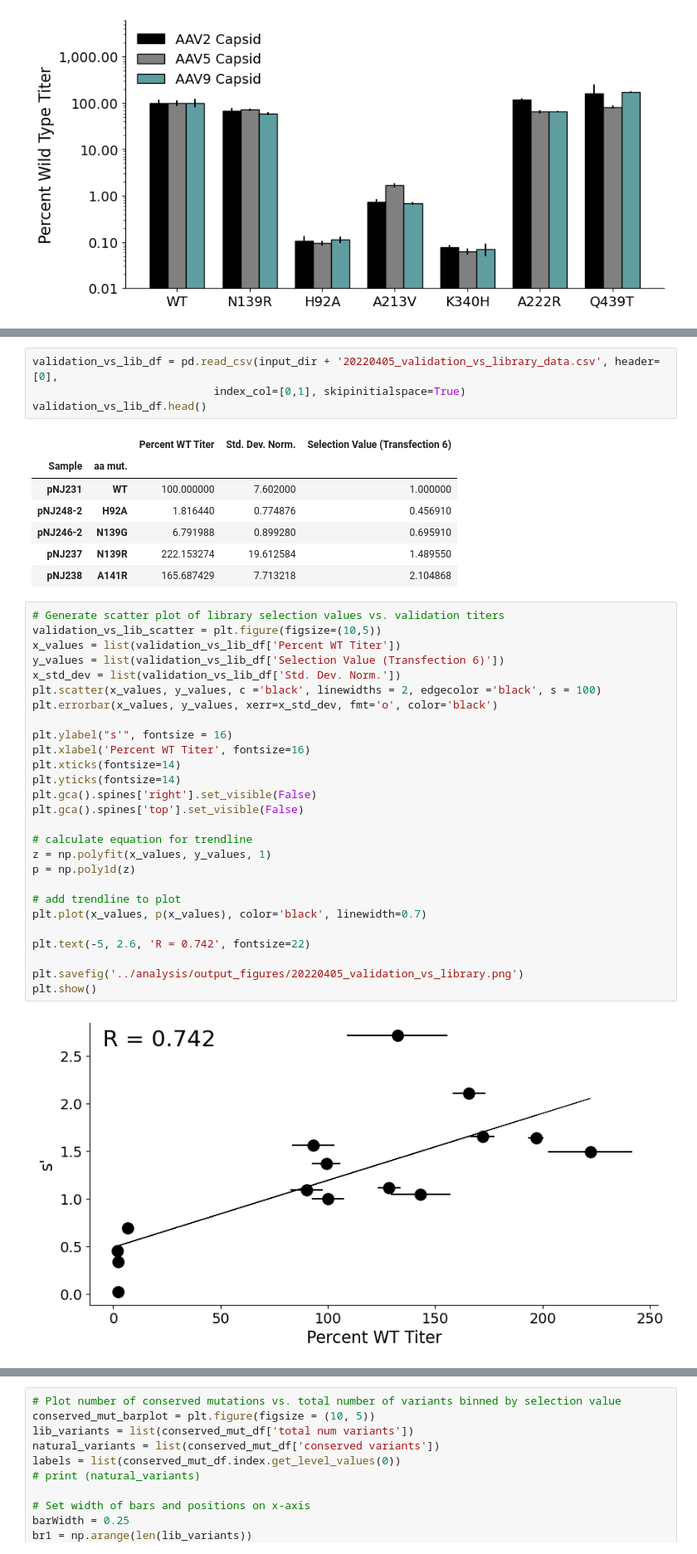
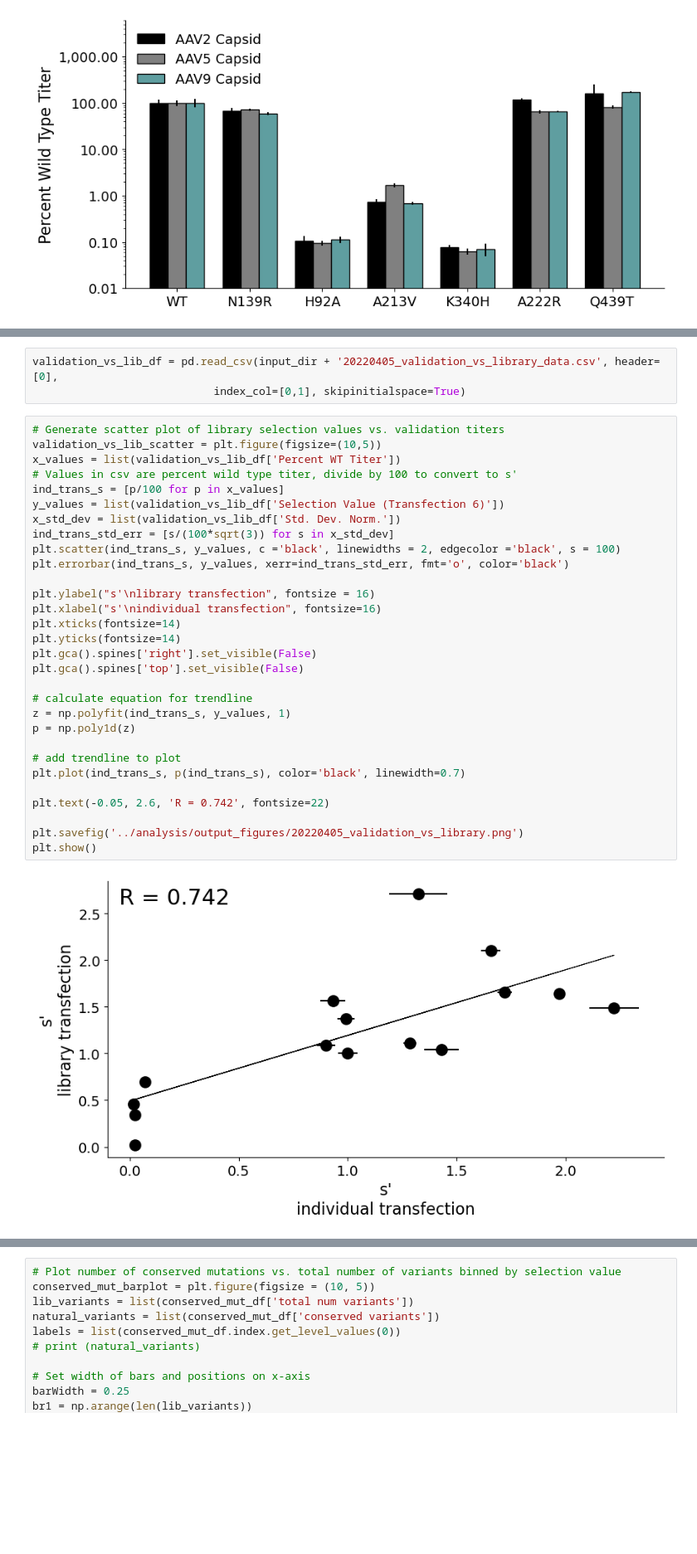
Before and after one commit to churchlab/aav_rep_scan, a Jupyter notebook: analysis/a08_barplots.ipynb, the cells around one changed output, grey strips where cells are left out. Shown at 83% size. Cells and saved outputs as stored; diff of their text form; blank space fills up the shorter version.

```diff
--- a/analysis/a08_barplots.ipynb
+++ b/analysis/a08_barplots.ipynb
@@ -152,44 +217,38 @@ plt.show()
 # %%
 validation_vs_lib_df = pd.read_csv(input_dir + '20220405_validation_vs_library_data.csv', header=[0],
                             index_col=[0,1], skipinitialspace=True)
-validation_vs_lib_df.head()
-# %% [output]
-|  |  | Percent WT Titer | Std. Dev. Norm. | Selection Value (Transfection 6) |
-| Sample | aa mut. |  |  |  |
-| pNJ231 | WT | 100.000000 | 7.602000 | 1.000000 |
-| pNJ248-2 | H92A | 1.816440 | 0.774876 | 0.456910 |
-| pNJ246-2 | N139G | 6.791988 | 0.899280 | 0.695910 |
-| pNJ237 | N139R | 222.153274 | 19.612584 | 1.489550 |
-| pNJ238 | A141R | 165.687429 | 7.713218 | 2.104868 |
 # %%
 # Generate scatter plot of library selection values vs. validation titers
 validation_vs_lib_scatter = plt.figure(figsize=(10,5))
 x_values = list(validation_vs_lib_df['Percent WT Titer'])
+# Values in csv are percent wild type titer, divide by 100 to convert to s'
+ind_trans_s = [p/100 for p in x_values]
 y_values = list(validation_vs_lib_df['Selection Value (Transfection 6)'])
 x_std_dev = list(validation_vs_lib_df['Std. Dev. Norm.'])
-plt.scatter(x_values, y_values, c ='black', linewidths = 2, edgecolor ='black', s = 100)
-plt.errorbar(x_values, y_values, xerr=x_std_dev, fmt='o', color='black')
+ind_trans_std_err = [s/(100*sqrt(3)) for s in x_std_dev]
+plt.scatter(ind_trans_s, y_values, c ='black', linewidths = 2, edgecolor ='black', s = 100)
+plt.errorbar(ind_trans_s, y_values, xerr=ind_trans_std_err, fmt='o', color='black')
 
-plt.ylabel("s'", fontsize = 16)
-plt.xlabel('Percent WT Titer', fontsize=16)
+plt.ylabel("s'\nlibrary transfection", fontsize = 16)
+plt.xlabel("s'\nindividual transfection", fontsize=16)
 plt.xticks(fontsize=14)
 plt.yticks(fontsize=14)
 plt.gca().spines['right'].set_visible(False)
 plt.gca().spines['top'].set_visible(False)
 
 # calculate equation for trendline
-z = np.polyfit(x_values, y_values, 1)
+z = np.polyfit(ind_trans_s, y_values, 1)
 p = np.poly1d(z)
 
 # add trendline to plot
-plt.plot(x_values, p(x_values), color='black', linewidth=0.7)
+plt.plot(ind_trans_s, p(ind_trans_s), color='black', linewidth=0.7)
 
-plt.text(-5, 2.6, 'R = 0.742', fontsize=22)
+plt.text(-0.05, 2.6, 'R = 0.742', fontsize=22)
 
 plt.savefig('../analysis/output_figures/20220405_validation_vs_library.png')
 plt.show()
 # %% [output]
-[figure, old version]
+[figure, new version]
 # %%
 conserved_mut_df = pd.read_csv(input_dir + '20220826_conserved_mutations_by_selection_value.csv', header=[0],
                             index_col=[0], skipinitialspace=True)
```
Also changed, not shown: parts of 23 cells of this notebook, 30 other files.
